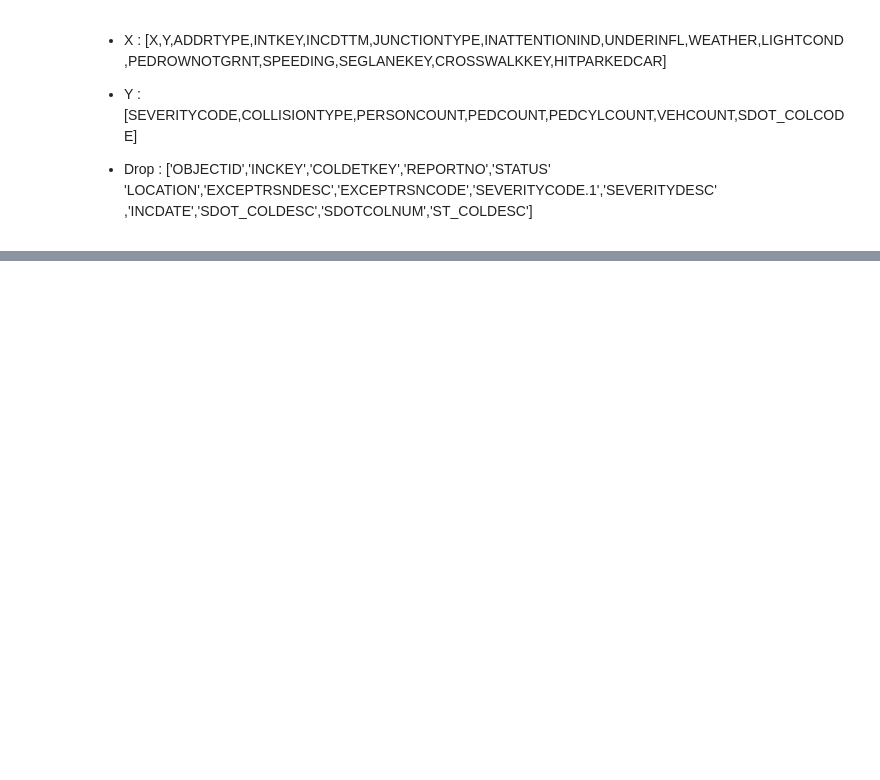
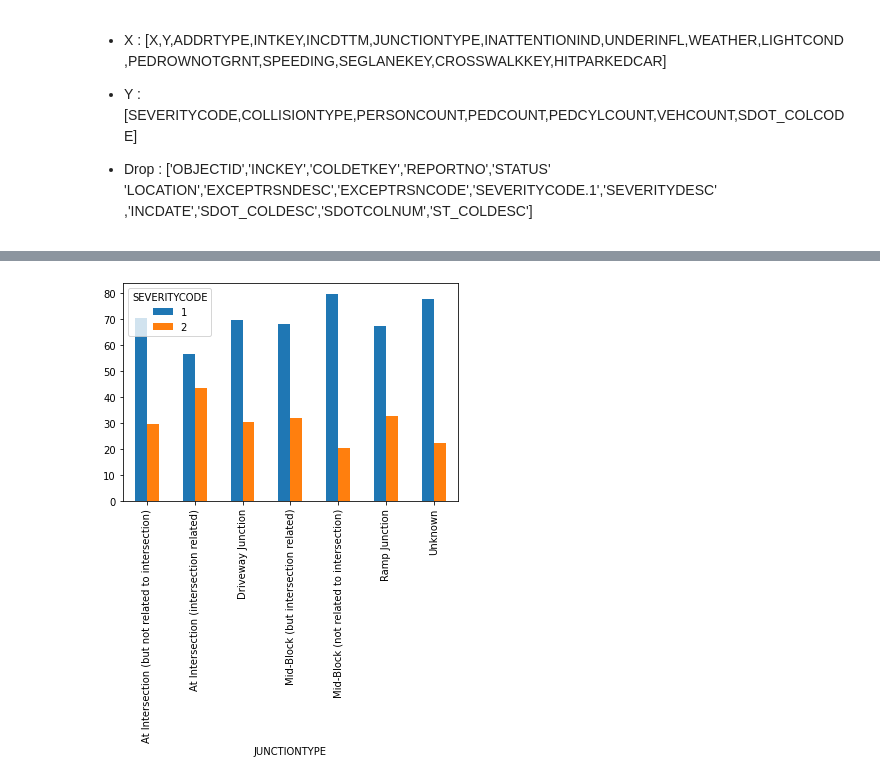
Before and after one commit to dr-askar/IBM_capstone, a Jupyter notebook: Capstone Project .ipynb, the cells around one changed output, grey strips where cells are left out. Saved outputs shown, nothing was run; the diff lists cells and outputs as text; code cells hidden in the pictures; blank space fills up the shorter version.

```diff
--- a/Capstone Project .ipynb
+++ b/Capstone Project .ipynb
@@ -51,0 +233,4 @@ Name: SEVERITYCODE, dtype: int64
+# %%
+draw_bar_perc('JUNCTIONTYPE')
+# %% [output]
+[figure, added]
```
Also changed, not shown: parts of 76 cells of this notebook, 1 other file.
